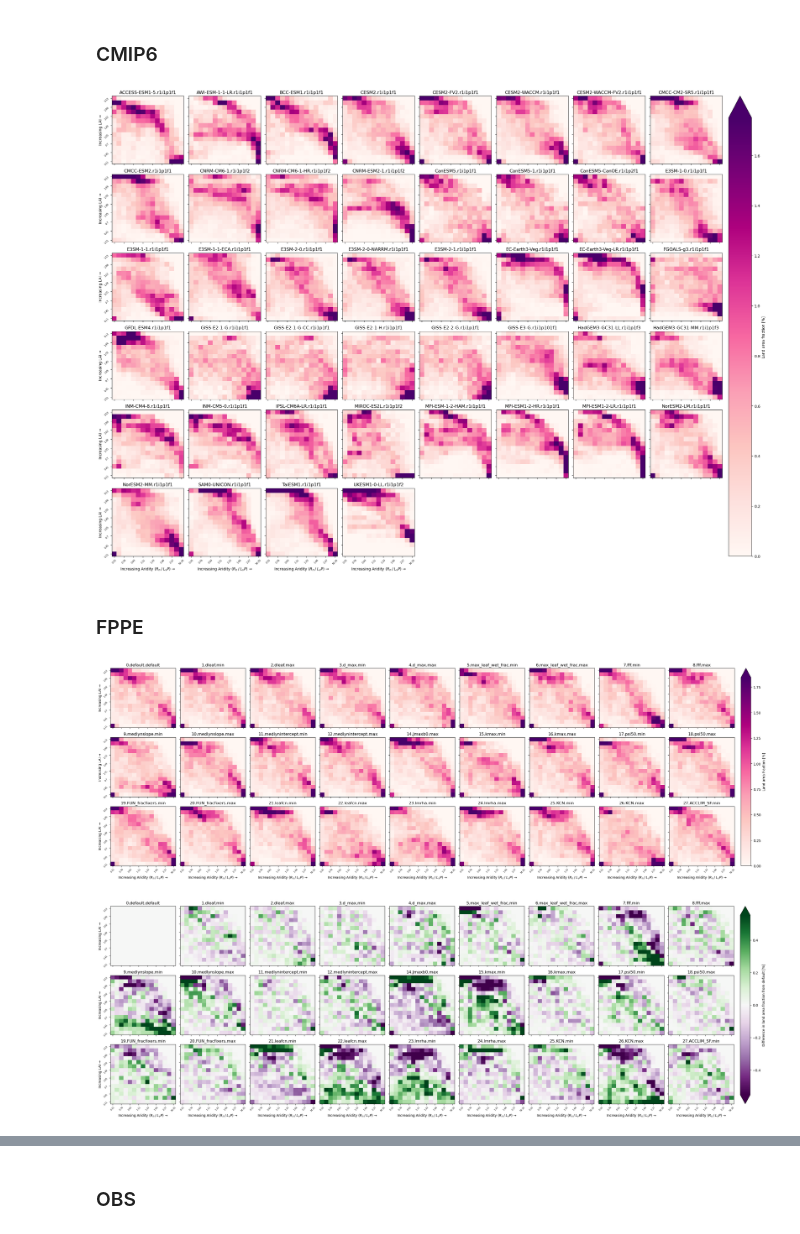
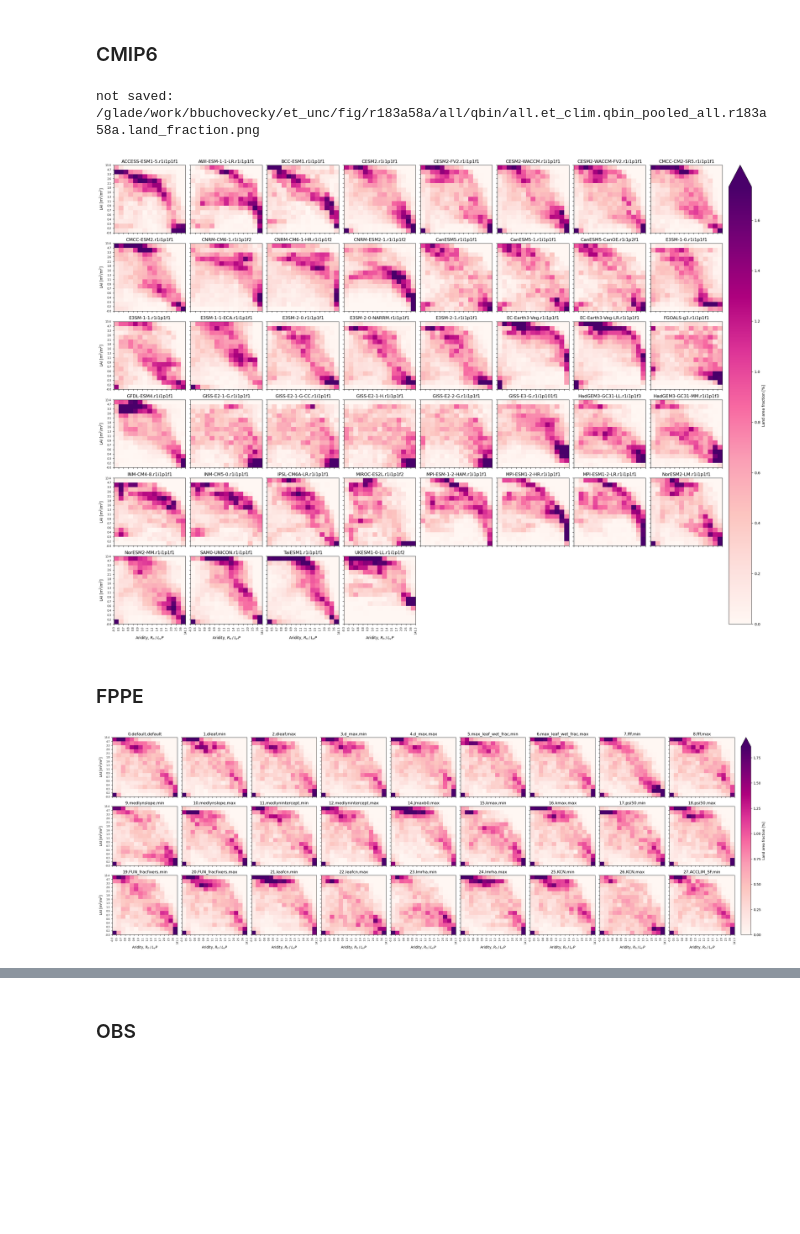
Before and after one commit to bbuchovecky/et_unc, a Jupyter notebook: notebooks/variance-metric-plots.ipynb, the cells around one changed output, grey strips where cells are left out. Cells and saved outputs as stored; diff of their text form; code cells hidden in the pictures; blank space fills up the shorter version.

```diff
--- a/notebooks/variance-metric-plots.ipynb
+++ b/notebooks/variance-metric-plots.ipynb
@@ -38,9 +30,10 @@ def finish(fig, fout, dpi=cfg.DPI, to_save=TO_SAVE):
 # %%
 FAMILIES = list(cfg.FAMILIES) + ["plumber"]
 ET_CLIM = True
+
 # Run whose outputs are read: its RUN_ID (config/runs.csv)
-# r804f517: the defaults of config/pipeline.yml (2001-2014, 1 deg, 15 x 15 bins, unweighted)
-RUN_ID = "r804f517"
+# r183a58a: the defaults of config/pipeline.yml (2001-2014, 1 deg, 15 x 15 bins, unweighted)
+RUN_ID = "r183a58a"
 TAG = f"qbin_pooled_all.{RUN_ID}"
 
 def qbin_dir(root, fam):
@@ -430,30 +425,28 @@ finish(fig, fout)
 # %%
 fam = "cmip"
 
 fg = (la_mem[fam].land_area_frac * 100).plot(
     col="member", col_wrap=8,
     robust=True, cmap="RdPu",
     cbar_kwargs={"fraction": 0.05, "pad": 0.01, "label": "Land area fraction [%]"},
 
 )
 
 for ax, m in zip(fg.axs.ravel(), la_mem[fam].member):
     ax.set_title(m.item())
-    ax.set_xticks(np.arange(0, 15, 2))
-    ax.set_yticks(np.arange(0, 15, 2))
-    ax.set_xticklabels(np.round(la_mem[fam].x_bin_center.values, 2)[::2], fontsize=6, rotation=45)
-    ax.set_yticklabels(np.round(la_mem[fam].y_bin_center.values, 2)[::2], fontsize=6, rotation=45)
+    set_edge_ticks(ax, la_mem[fam], "{:.1f}")
 
 for ax in fg.axs[-1]:
     ax.set_xlabel(XLABEL)
 
 for ax in fg.axs[:, 0]:
     ax.set_ylabel(YLABEL)
 
-# fout = qbin_dir(cfg.FIG_ROOT, "all") / f"all.et{'_clim' if ET_CLIM else ''}.{TAG}.constrain_ratio.png"
-# finish(fig, fout)
+fout = qbin_dir(cfg.FIG_ROOT, "all") / f"all.et{'_clim' if ET_CLIM else ''}.{TAG}.land_fraction.png"
+finish(fig, fout)
 # %% [output]
+not saved: /glade/work/bbuchovecky/et_unc/fig/r183a58a/all/qbin/all.et_clim.qbin_pooled_all.r183a58a.land_fraction.png
-[figure, old version]
+[figure, new version]
 # %% [markdown]
 ### FPPE
 # %%
@@ -464,15 +457,11 @@ fg = (la_mem[fam].land_area_frac * 100).plot(
     col="member", col_wrap=ncol,
     robust=True, cmap="RdPu",
     cbar_kwargs={"fraction": 0.05, "pad": 0.01, "label": "Land area fraction [%]"},
-
 )
 
 for ax, m in zip(fg.axs.ravel(), la_mem[fam].member):
     ax.set_title(m.item())
-    ax.set_xticks(np.arange(0, 15, 2))
-    ax.set_yticks(np.arange(0, 15, 2))
-    ax.set_xticklabels(np.round(la_mem[fam].x_bin_center.values, 2)[::2], fontsize=6, rotation=45)
-    ax.set_yticklabels(np.round(la_mem[fam].y_bin_center.values, 2)[::2], fontsize=6, rotation=45)
+    set_edge_ticks(ax, la_mem[fam], "{:.1f}")
 
 for ax in fg.axs[-1]:
     ax.set_xlabel(XLABEL)
@@ -480,31 +469,4 @@ for ax in fg.axs[-1]:
 for ax in fg.axs[:, 0]:
     ax.set_ylabel(YLABEL)
 # %% [output]
-[figure, old version]
+[figure, new version]
-# %%
-fam = "fppe"
-ncol = 9
-
-x = (la_mem[fam].land_area_frac - la_mem[fam].land_area_frac.isel(member=0)) * 100
-
-fg = x.plot(
-    col="member", col_wrap=ncol,
-    robust=True, cmap="PRGn",
-    cbar_kwargs={"fraction": 0.05, "pad": 0.01, "label": "Difference in land area fraction from default [%]"},
-
-)
-
-for ax, m in zip(fg.axs.ravel(), la_mem[fam].member):
-    ax.set_title(m.item())
-    ax.set_xticks(np.arange(0, 15, 2))
-    ax.set_yticks(np.arange(0, 15, 2))
-    ax.set_xticklabels(np.round(la_mem[fam].x_bin_center.values, 2)[::2], fontsize=6, rotation=45)
-    ax.set_yticklabels(np.round(la_mem[fam].y_bin_center.values, 2)[::2], fontsize=6, rotation=45)
-
-for ax in fg.axs[-1]:
-    ax.set_xlabel(XLABEL)
-
-for ax in fg.axs[:, 0]:
-    ax.set_ylabel(YLABEL)
-# %% [output]
-[figure, removed]
```
Also changed, not shown: parts of 10 cells of this notebook, 1 other file.
